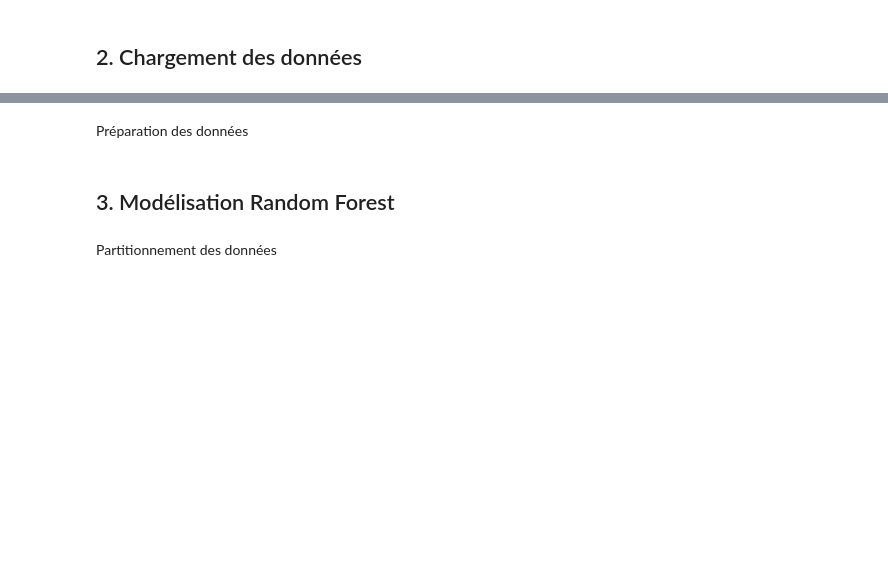
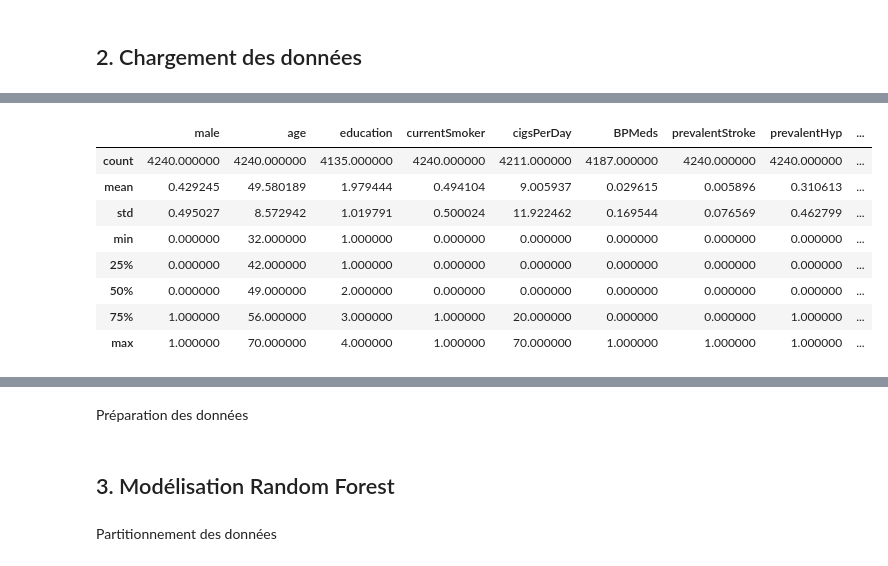
Before and after one commit to retkowsky/WorkshopMLOps, a Jupyter notebook: 01 Analyse ML Python.ipynb, the cells around one changed output, grey strips where cells are left out. Saved outputs shown, nothing was run; the diff lists cells and outputs as text; code cells hidden in the pictures; blank space fills up the shorter version.

```diff
--- a/01 Analyse ML Python.ipynb
+++ b/01 Analyse ML Python.ipynb
@@ -51,0 +93,12 @@ df = pd.read_csv('framingham.csv')
+# %%
+df.describe()
+# %% [output]
+|  | male | age | education | currentSmoker | cigsPerDay | BPMeds | prevalentStroke | prevalentHyp | ... |
+| count | 4240.000000 | 4240.000000 | 4135.000000 | 4240.000000 | 4211.000000 | 4187.000000 | 4240.000000 | 4240.000000 | ... |
+| mean | 0.429245 | 49.580189 | 1.979444 | 0.494104 | 9.005937 | 0.029615 | 0.005896 | 0.310613 | ... |
+| std | 0.495027 | 8.572942 | 1.019791 | 0.500024 | 11.922462 | 0.169544 | 0.076569 | 0.462799 | ... |
+| min | 0.000000 | 32.000000 | 1.000000 | 0.000000 | 0.000000 | 0.000000 | 0.000000 | 0.000000 | ... |
+| 25% | 0.000000 | 42.000000 | 1.000000 | 0.000000 | 0.000000 | 0.000000 | 0.000000 | 0.000000 | ... |
+| 50% | 0.000000 | 49.000000 | 2.000000 | 0.000000 | 0.000000 | 0.000000 | 0.000000 | 0.000000 | ... |
+| 75% | 1.000000 | 56.000000 | 3.000000 | 1.000000 | 20.000000 | 0.000000 | 0.000000 | 1.000000 | ... |
+| max | 1.000000 | 70.000000 | 4.000000 | 1.000000 | 70.000000 | 1.000000 | 1.000000 | 1.000000 | ... |
```
Also changed, not shown: parts of 17 cells of this notebook, 3 other files.
